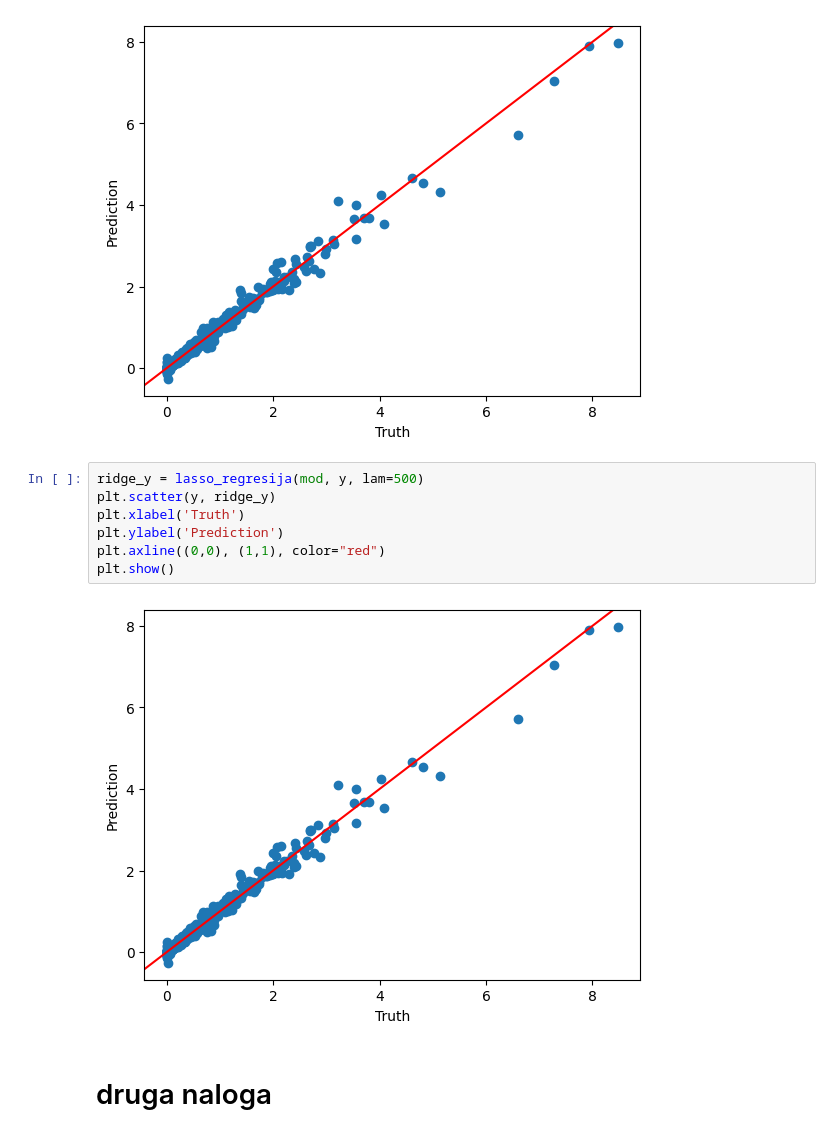
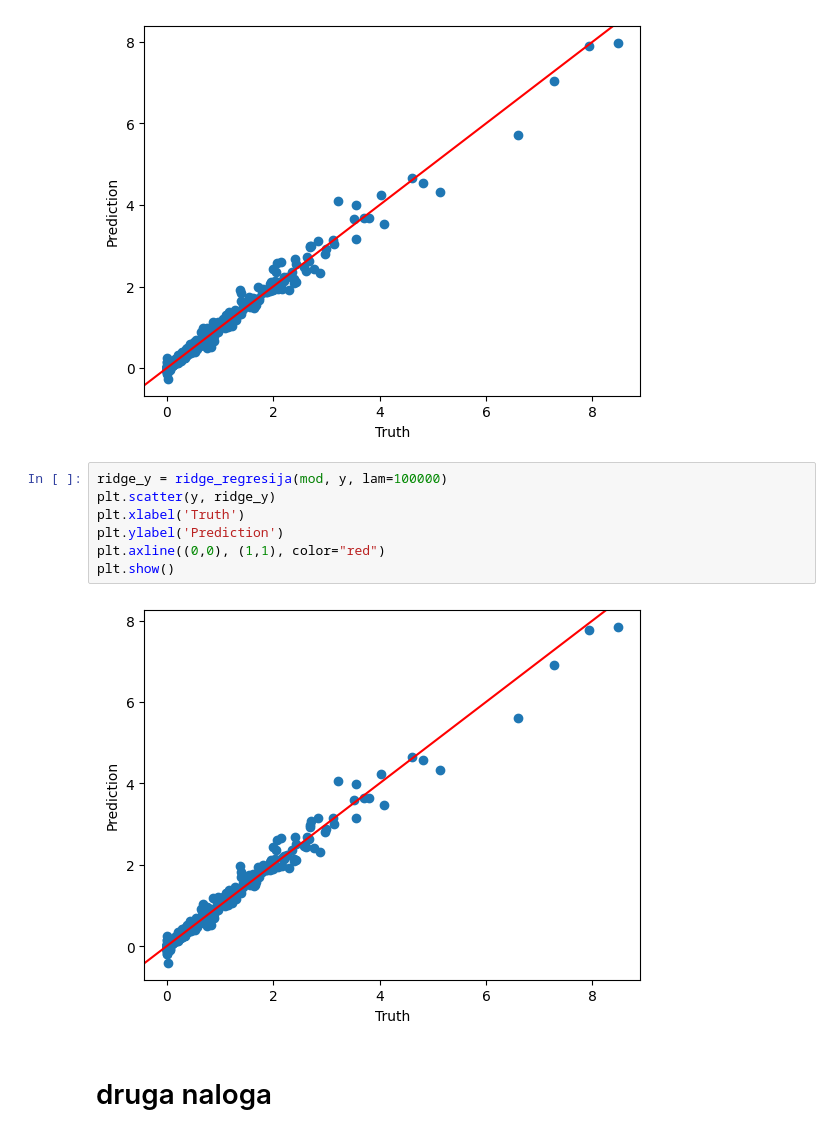
Before and after one commit to tadejpetric/nsu, a Jupyter notebook: dn4/resitev.ipynb, the cells around one changed output. Saved outputs shown, nothing was run; the diff lists cells and outputs as text.

```diff
--- a/dn4/resitev.ipynb
+++ b/dn4/resitev.ipynb
@@ -164,14 +164,14 @@ plt.show()
 # %% [output]
 [figure]
 # %%
-ridge_y = lasso_regresija(mod, y, lam=500)
+ridge_y = ridge_regresija(mod, y, lam=100000)
 plt.scatter(y, ridge_y)
 plt.xlabel('Truth')
 plt.ylabel('Prediction')
 plt.axline((0,0), (1,1), color="red")
 plt.show()
 # %% [output]
-[figure, old version]
+[figure, new version]
 # %% [markdown]
 # druga naloga
 # %%
```
Also changed, not shown: parts of 13 cells of this notebook, 12 other files.
